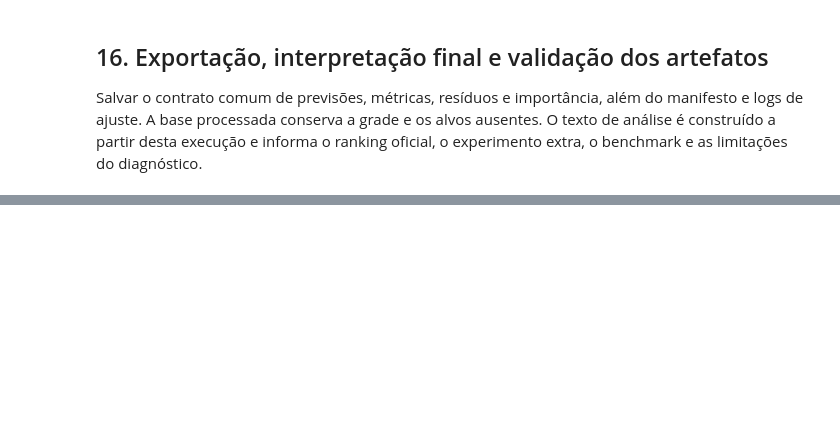
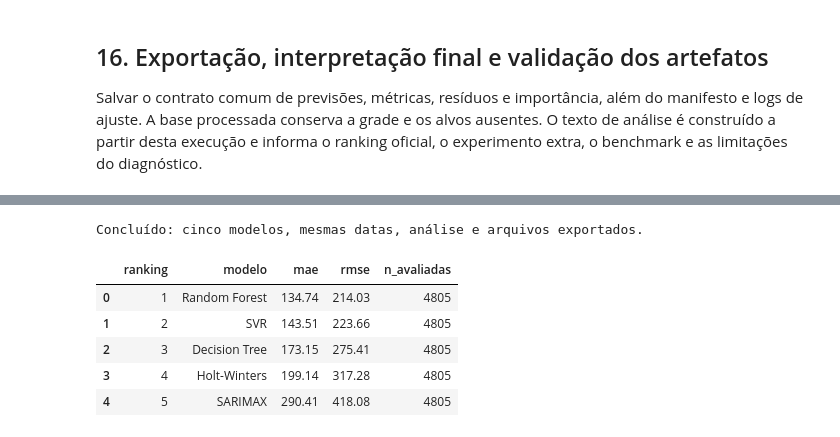
Before and after one commit to GiovannaRosaN/modelos-svr, a Jupyter notebook: notebooks/02_base_02.ipynb, the cells around one changed output, grey strips where cells are left out. Drawn from its saved outputs; the diff is of its cells as text; code cells hidden in the pictures; blank space fills up the shorter version.

```diff
--- a/notebooks/02_base_02.ipynb
+++ b/notebooks/02_base_02.ipynb
@@ -805,31 +1195,39 @@ display(Markdown(analysis_text))
 (PROJECT_ROOT / 'data/processed').mkdir(parents=True, exist_ok=True)
 processed.to_parquet(PROJECT_ROOT / 'data/processed/base_02.parquet')
 predictions.to_csv(RESULTS / 'predictions/base_02_predictions.csv', index=False)
 metrics.to_csv(RESULTS / 'metrics/base_02_metrics.csv', index=False)
 
 logs = pd.DataFrame(fit_logs)
 logs.to_csv(RESULTS/'tuning/base_02_fit_log.csv',index=False)
 stl_summary.to_csv(RESULTS/'metrics/base_02_sazonalidade.csv',index=False)
 monthly.to_csv(RESULTS/'metrics/base_02_mae_mensal.csv')
 hourly.to_csv(RESULTS/'metrics/base_02_mae_horario.csv')
 baseline_comparison.to_csv(RESULTS/'metrics/base_02_baseline.csv',index=False)
 manifest = {'base':BASE_ID,'random_state':RANDOM_STATE,'frequencia':FREQ,'horizonte':HORIZON,
     'treino_proporcao_grade':TRAIN_RATIO,'teste_inicio':str(TEST_START),'teste_fim':str(df.index[-1]),
     'janela_tipo':'expansiva','janela_ajuste_horas':None,'treino_inicio_posicao':TRAIN_START_POS,
     'refit_horas':REFIT_HOURS,'validacao_folds':folds,
     'parametros':selected,'feature_cols':list(X.columns),'sarimax_exog':EXOG_COLS,
     'sha256_entrada':hashlib.sha256(DATA_PATH.read_bytes()).hexdigest(),
     'versoes':{'python':platform.python_version(),'pandas':pd.__version__,'sklearn':sklearn.__version__,
                'statsmodels':statsmodels.__version__},
     'modelos_oficiais':OFFICIAL_MODELS, 'modelos_extras':EXTRA_MODELS,
-    'organizacao':'16 etapas da Pipeline 01 adaptadas ao trafego horario',
+    'organizacao':'16 etapas para previsao horaria de trafego',
     'protocolo':'one-step, janela expansiva, reajuste semanal, estados e lags atualizados a cada hora',
     'avaliacao':'somente alvos observados nas mesmas datas dos cinco modelos'}
 (RESULTS/'tuning/base_02_manifest.json').write_text(json.dumps(manifest,indent=2,ensure_ascii=False),encoding='utf-8')
 saved = pd.read_csv(RESULTS/'predictions/base_02_predictions.csv')
 assert len(saved)==len(wide)*len(MODEL_NAMES)
 assert saved.groupby('modelo').alvo_observado.sum().nunique()==1
 assert np.isfinite(metrics[['mae','rmse','vies']].to_numpy()).all()
 assert logs.treino_fim.lt(logs.previsao_inicio).all()
 print('Concluído: cinco modelos, mesmas datas, análise e arquivos exportados.')
 display(metrics[['ranking','modelo','mae','rmse','n_avaliadas']].round(2))
+# %% [output]
+Concluído: cinco modelos, mesmas datas, análise e arquivos exportados.
+|  | ranking | modelo | mae | rmse | n_avaliadas |
+| 0 | 1 | Random Forest | 134.74 | 214.03 | 4805 |
+| 1 | 2 | SVR | 143.51 | 223.66 | 4805 |
+| 2 | 3 | Decision Tree | 173.15 | 275.41 | 4805 |
+| 3 | 4 | Holt-Winters | 199.14 | 317.28 | 4805 |
+| 4 | 5 | SARIMAX | 290.41 | 418.08 | 4805 |
```
Also changed, not shown: parts of 51 cells of this notebook, 22 other files.
